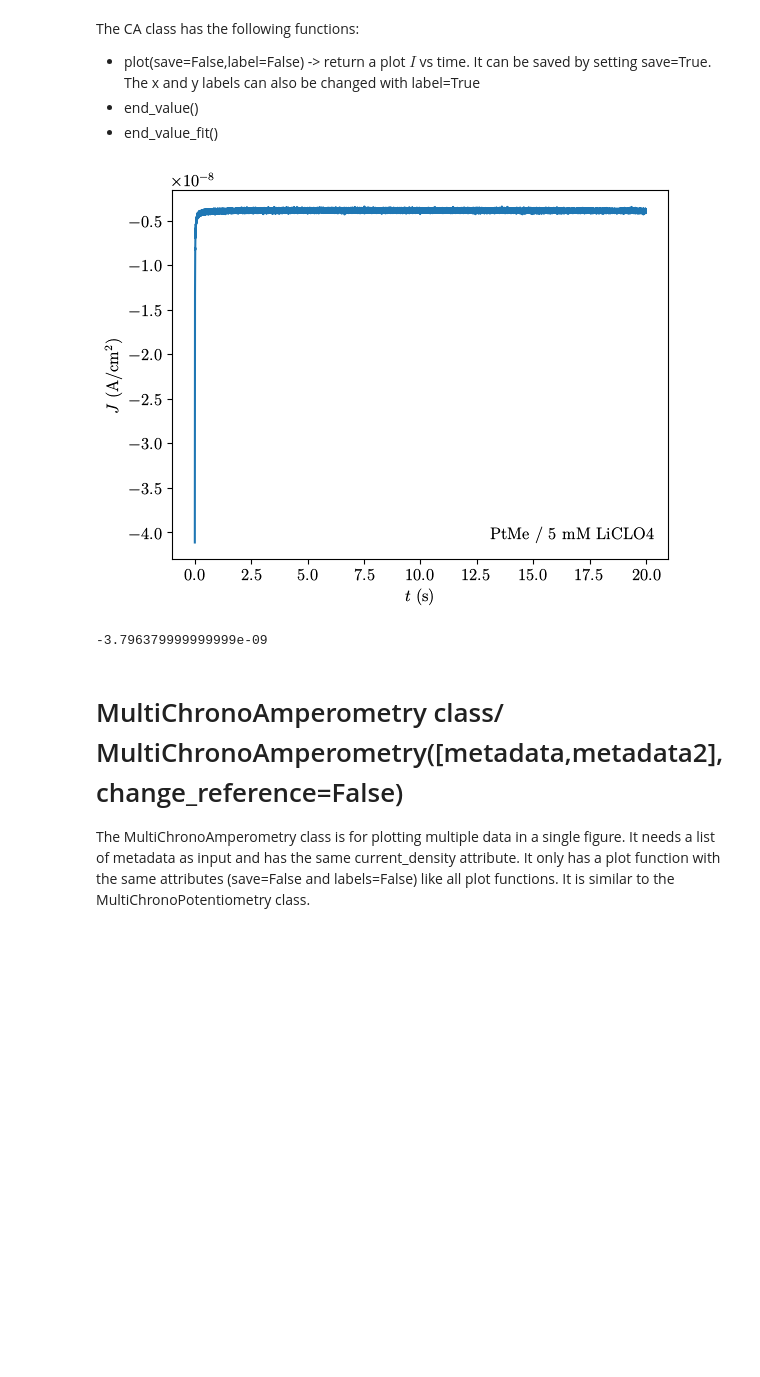
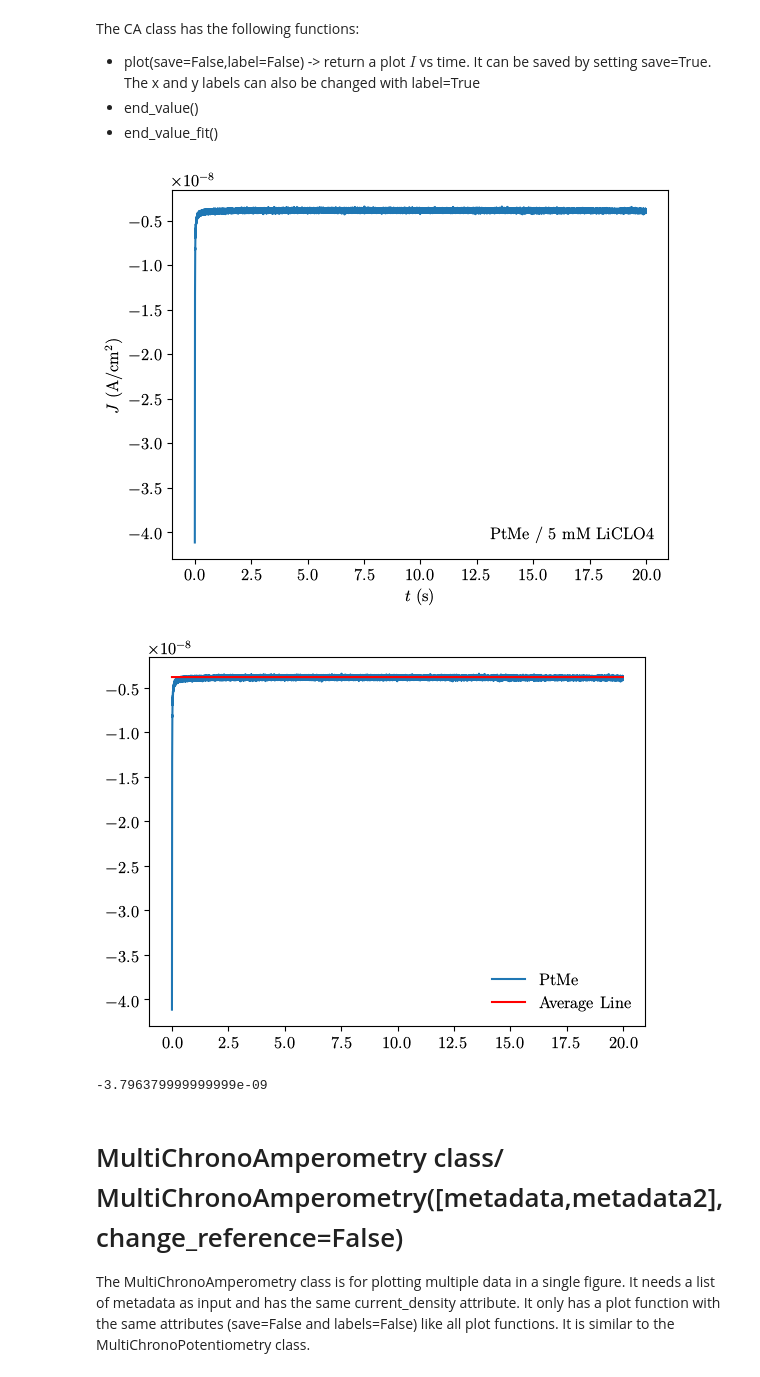
Before and after one commit to FAIRChemistry/datamodel-electrochemistry, a Jupyter notebook: Notebook_with_markdown.ipynb, the cells around one changed output. Drawn from its saved outputs; the diff is of its cells as text; code cells hidden in the pictures; blank space fills up the shorter version.

```diff
--- a/Notebook_with_markdown.ipynb
+++ b/Notebook_with_markdown.ipynb
@@ -205,11 +206,12 @@ The CA class has the following functions:
 - end_value()
 - end_value_fit()
 # %%
-ca.plot(save=True)
-ca.end_value()
+ca.plot()
+ca.end_value(save=False)
 #ca.end_value_fit()
 # %% [output]
 [figure]
+[figure, added]
 -3.796379999999999e-09
 # %% [markdown]
 # MultiChronoAmperometry class/ MultiChronoAmperometry([metadata,metadata2],change_reference=False)
```
Also changed, not shown: parts of 2 cells of this notebook, 2 other files.
